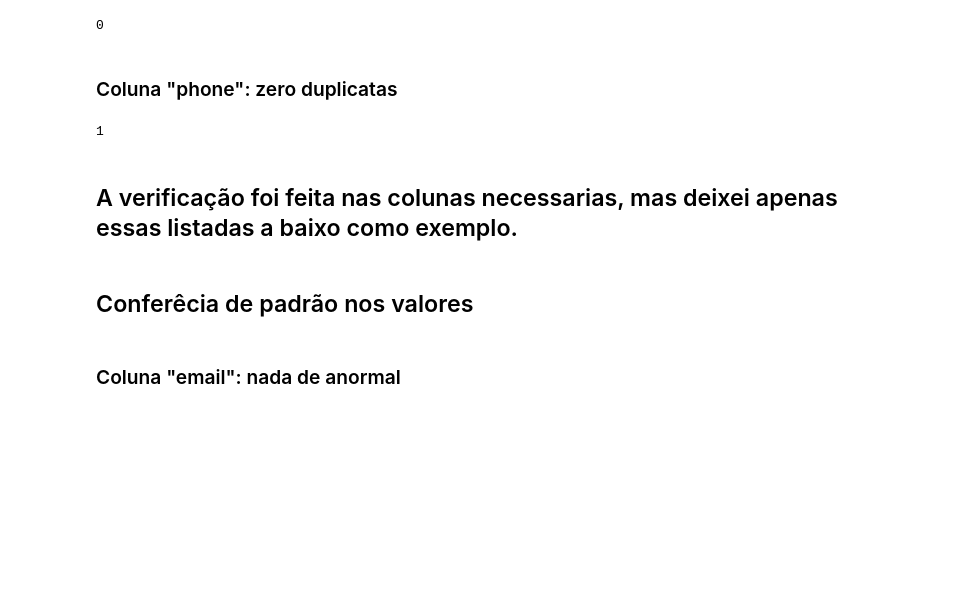
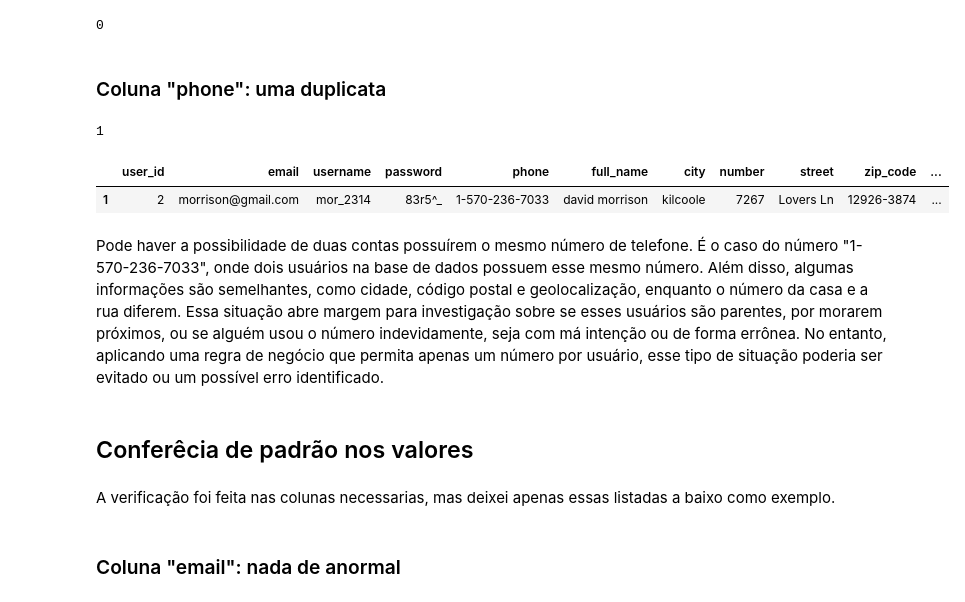
Before and after one commit to candidoj184/case_enjoei, a Jupyter notebook: codigos/silver_codigos/base_silver_users_tratada.ipynb, the cells around one changed output. Saved outputs shown, nothing was run; the diff lists cells and outputs as text; code cells hidden in the pictures; blank space fills up the shorter version.

```diff
--- a/codigos/silver_codigos/base_silver_users_tratada.ipynb
+++ b/codigos/silver_codigos/base_silver_users_tratada.ipynb
@@ -141,7 +142,7 @@ df_final['email'].duplicated().sum()
 # %% [output]
 0
 # %% [markdown]
-### Coluna "phone": zero duplicatas
+### Coluna "phone": uma duplicata
 # %%
 df_final['phone'].duplicated().sum()
 # %% [output]
@@ -152,7 +150,15 @@ df_final['phone'].duplicated().sum()
-# %% [markdown]
-## A verificação foi feita nas colunas necessarias, mas deixei apenas essas listadas a baixo como exemplo.
+# %%
+# Verificação duplicatas com base em uma ou mais colunas
+df_final[df_final.duplicated(['phone'])]
+# %% [output]
+|  | user_id | email | username | password | phone | full_name | city | number | street | zip_code | ... |
+| 1 | 2 | morrison@gmail.com | mor_2314 | 83r5^_ | 1-570-236-7033 | david morrison | kilcoole | 7267 | Lovers Ln | 12926-3874 | ... |
+# %% [markdown]
+Pode haver a possibilidade de duas contas possuírem o mesmo número de telefone. É o caso do número "1-570-236-7033", onde dois usuários na base de dados possuem esse mesmo número. Além disso, algumas informações são semelhantes, como cidade, código postal e geolocalização, enquanto o número da casa e a rua diferem. Essa situação abre margem para investigação sobre se esses usuários são parentes, por morarem próximos, ou se alguém usou o número indevidamente, seja com má intenção ou de forma errônea. No entanto, aplicando uma regra de negócio que permita apenas um número por usuário, esse tipo de situação poderia ser evitado ou um possível erro identificado.
 # %% [markdown]
 ## Conferêcia de padrão nos valores
+# %% [markdown]
+A verificação foi feita nas colunas necessarias, mas deixei apenas essas listadas a baixo como exemplo.
 # %% [markdown]
 ### Coluna "email": nada de anormal
 # %%
```
Also changed, not shown: parts of 36 cells of this notebook, 9 other files.
